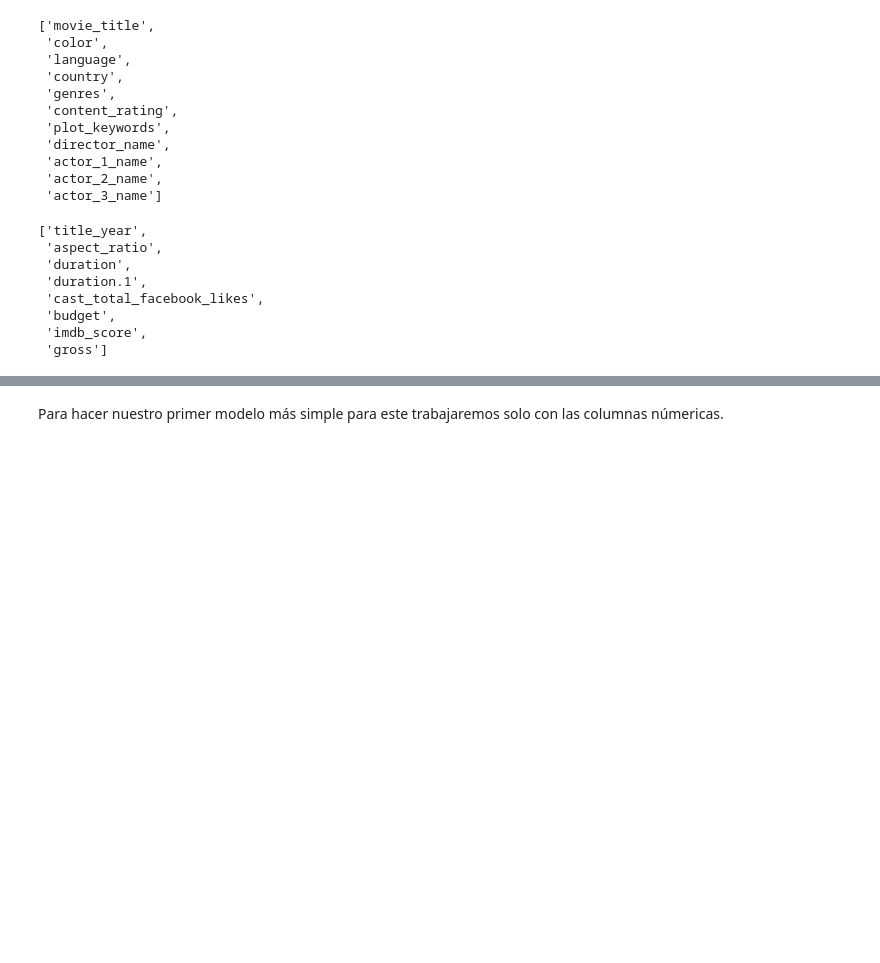
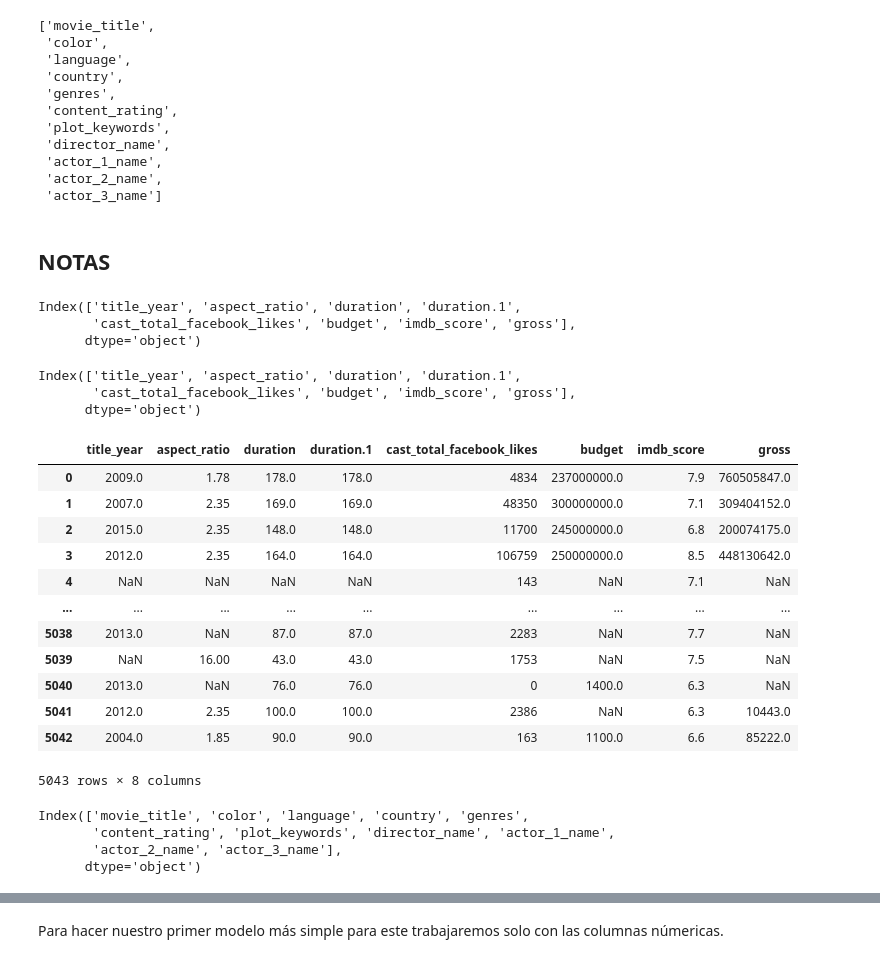
Before and after one commit to esmepy/machine-learning-aplicado, a Jupyter notebook: 09 Preparación de los datos.ipynb, the cells around one changed output, grey strips where cells are left out. Drawn from its saved outputs; the diff is of its cells as text; code cells hidden in the pictures; blank space fills up the shorter version.

```diff
--- a/09 Preparación de los datos.ipynb
+++ b/09 Preparación de los datos.ipynb
@@ -328,14 +338,46 @@ obj_cols
  'actor_1_name',
  'actor_2_name',
  'actor_3_name']
-# %%
-num_cols
-# %% [output]
-['title_year',
- 'aspect_ratio',
- 'duration',
- 'duration.1',
- 'cast_total_facebook_likes',
- 'budget',
- 'imdb_score',
- 'gross']
+# %% [markdown]
+## NOTAS
+# %%
+# Para extraer los nombres de columnas int y float
+movies.select_dtypes([int, float]).columns
+# %% [output]
+Index(['title_year', 'aspect_ratio', 'duration', 'duration.1',
+       'cast_total_facebook_likes', 'budget', 'imdb_score', 'gross'],
+      dtype='object')
+# %%
+# O directamente 'np.number' para extraer cualquier tipo numérico (incluidos int y float)
+movies.select_dtypes([np.number]).columns
+# %% [output]
+Index(['title_year', 'aspect_ratio', 'duration', 'duration.1',
+       'cast_total_facebook_likes', 'budget', 'imdb_score', 'gross'],
+      dtype='object')
+# %%
+
+# Y finalmente:
+movies.select_dtypes([np.number])
+# Si se quiere extraer ya directamente todo el dataframe
+# %% [output]
+|  | title_year | aspect_ratio | duration | duration.1 | cast_total_facebook_likes | budget | imdb_score | gross |
+| 0 | 2009.0 | 1.78 | 178.0 | 178.0 | 4834 | 237000000.0 | 7.9 | 760505847.0 |
+| 1 | 2007.0 | 2.35 | 169.0 | 169.0 | 48350 | 300000000.0 | 7.1 | 309404152.0 |
+| 2 | 2015.0 | 2.35 | 148.0 | 148.0 | 11700 | 245000000.0 | 6.8 | 200074175.0 |
+| 3 | 2012.0 | 2.35 | 164.0 | 164.0 | 106759 | 250000000.0 | 8.5 | 448130642.0 |
+| 4 | NaN | NaN | NaN | NaN | 143 | NaN | 7.1 | NaN |
+| ... | ... | ... | ... | ... | ... | ... | ... | ... |
+| 5038 | 2013.0 | NaN | 87.0 | 87.0 | 2283 | NaN | 7.7 | NaN |
+| 5039 | NaN | 16.00 | 43.0 | 43.0 | 1753 | NaN | 7.5 | NaN |
+| 5040 | 2013.0 | NaN | 76.0 | 76.0 | 0 | 1400.0 | 6.3 | NaN |
+| 5041 | 2012.0 | 2.35 | 100.0 | 100.0 | 2386 | NaN | 6.3 | 10443.0 |
+| 5042 | 2004.0 | 1.85 | 90.0 | 90.0 | 163 | 1100.0 | 6.6 | 85222.0 |
+5043 rows × 8 columns
+# %%
+# y para cualquier objeto no numérico)
+movies.select_dtypes(exclude=[np.number]).columns
+# %% [output]
+Index(['movie_title', 'color', 'language', 'country', 'genres',
+       'content_rating', 'plot_keywords', 'director_name', 'actor_1_name',
+       'actor_2_name', 'actor_3_name'],
+      dtype='object')
```
Also changed, not shown: parts of 14 cells of this notebook.
